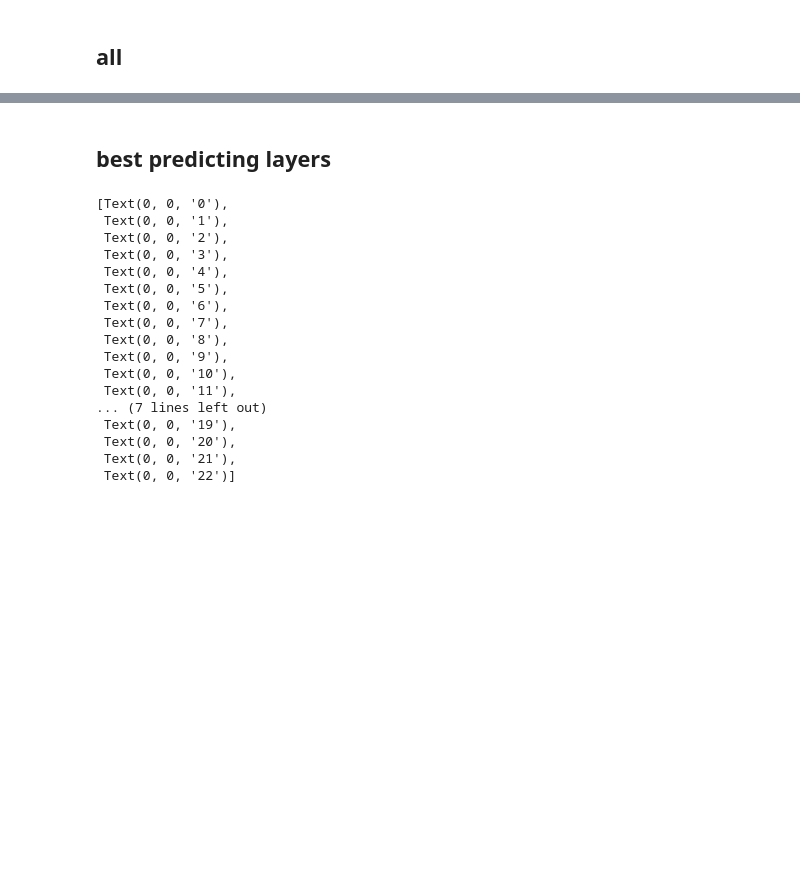
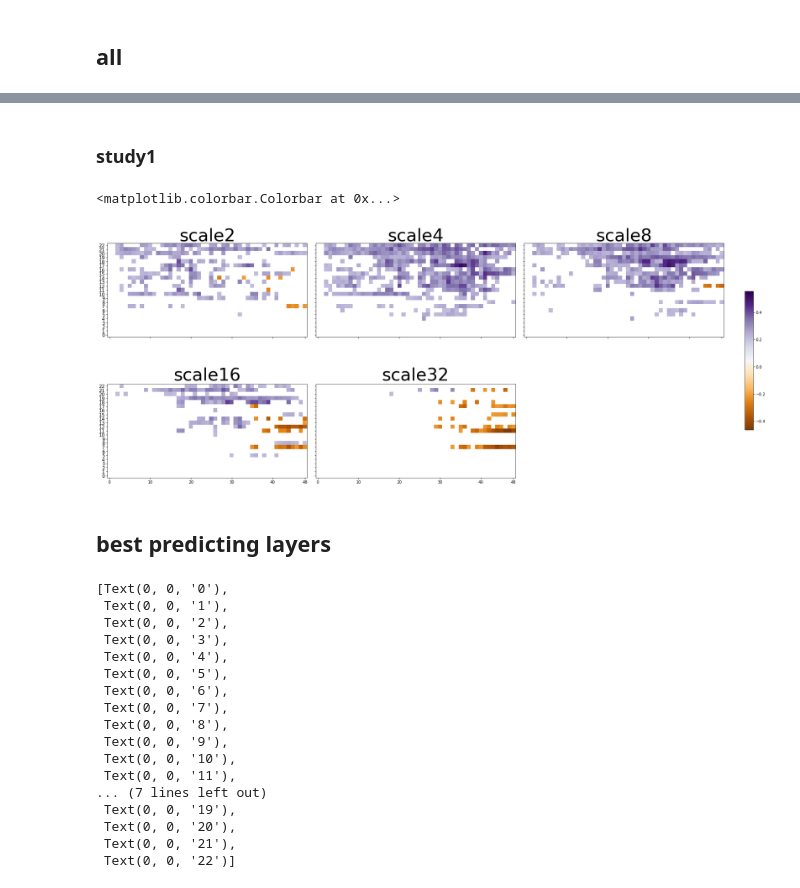
Before and after one commit to toniklenk/analysis-taskonomy, a Jupyter notebook: scripts/ibcorr analysis.ipynb, the cells around one changed output, grey strips where cells are left out. Drawn from its saved outputs; the diff is of its cells as text; code cells hidden in the pictures; blank space fills up the shorter version.

```diff
--- a/scripts/ibcorr analysis.ipynb
+++ b/scripts/ibcorr analysis.ipynb
@@ -427,3 +402,38 @@ cbar.ax.tick_params(labelsize=23)
+# %% [markdown]
+### study1
+# %%
+# scale x study grid of all-net heatmaps
+fig, axes = plt.subplots(
+    2, 3, figsize=(24, 10), sharex=True, sharey=True, constrained_layout=True
+)
+x_ticks = np.concatenate(
+    [np.arange(0, df_ibc.columns[-1], 10), np.array([df_ibc.columns[-1]])]
+)
+title_fontsize = 45
+axislabel_fontsize = 12
+
+
+for axidx, scale in enumerate(SCALE_NAMES):
+    ax = axes[axidx // 3, axidx % 3]
+
+    c = df_ibc_s.loc[(slice(None), _study, scale),].iloc[order[::-1], :]
+    im = ax.imshow(c, vmin=df_ibc_s.min().min(), vmax=df_ibc_s.max().max(), cmap="PuOr")
+
+    # p = df3.loc[(slice(None), study, scale), :].droplevel(["scale", "study"])
+    # ax.contour(p, levels=[0.05], colors='orange', linewidths=5, corner_mask = False)
+
+    ax.set_xticks(x_ticks)
+    ax.set_yticks(modelorder)
+    ax.set_yticklabels(modelorder[::-1], fontsize=axislabel_fontsize)
+    ax.set_title(scale, fontsize=title_fontsize)
+
+axes[-1,-1].set_visible(False)
+fig.colorbar(im, ax=axes, orientation="vertical", fraction=0.2, pad=0.03, shrink=0.5)
+# plt.subplots_adjust(hspace=0.2, wspace=.005)
+#plt.tight_layout()
+# %% [output]
+<matplotlib.colorbar.Colorbar at 0x...>
+[figure, added]
 # %% [markdown]
 ## best predicting layers
 # %%
```
Also changed, not shown: parts of 10 cells of this notebook, 7 other files.
